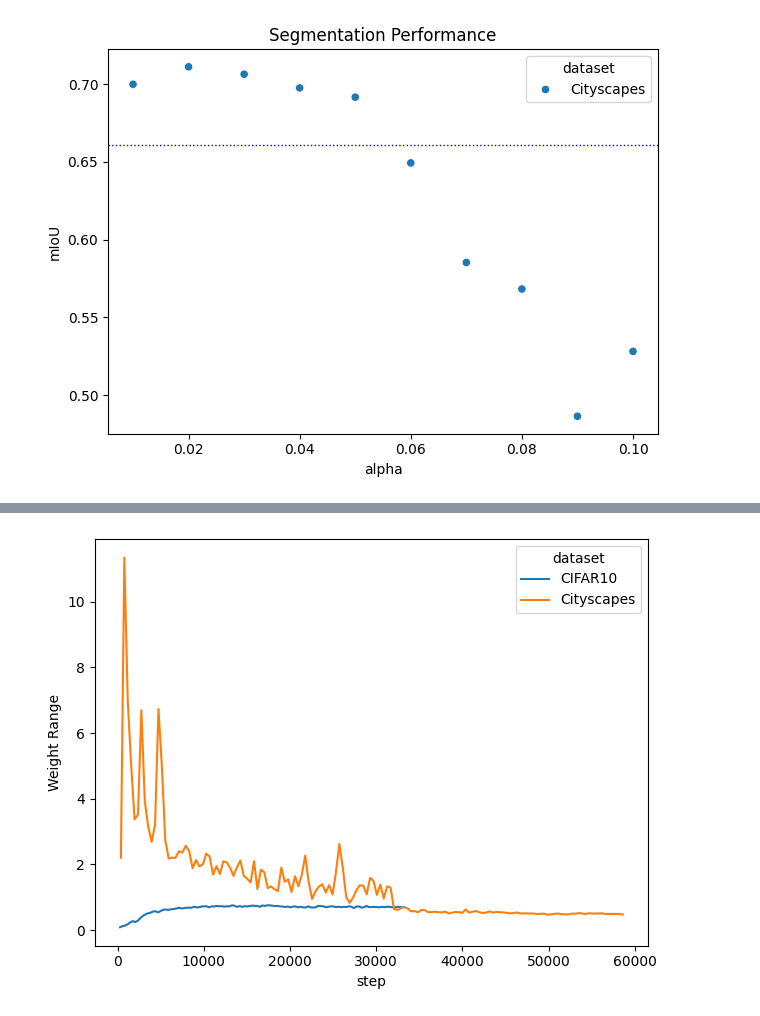
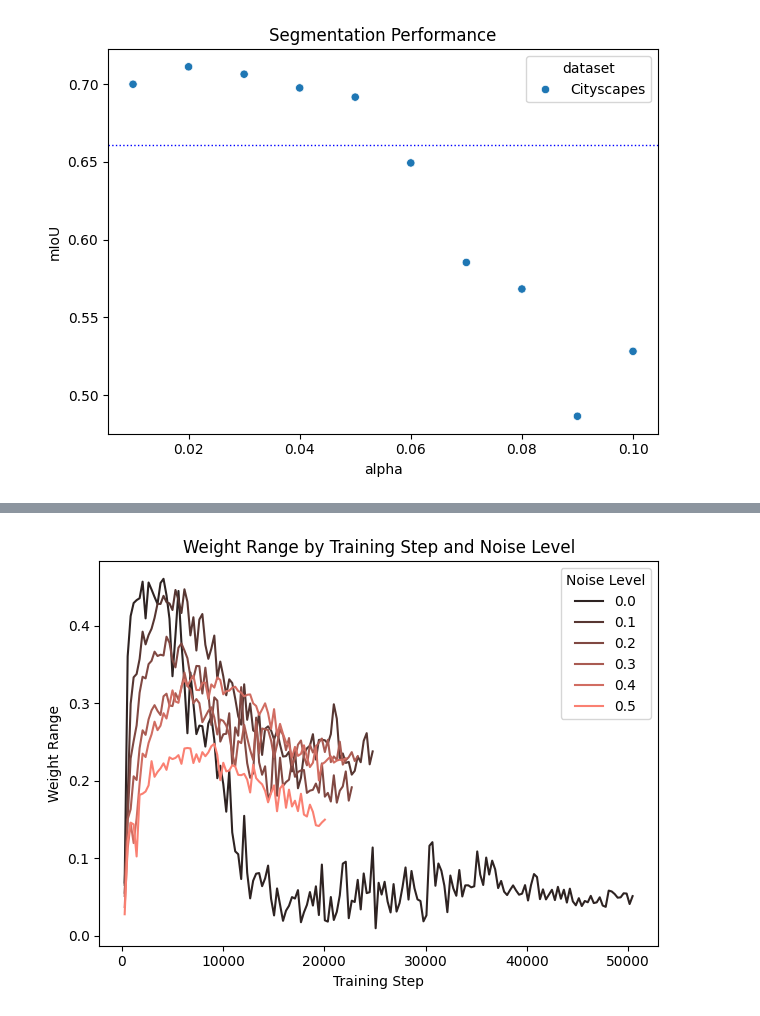
Before and after one commit to brandongk-ubco/thesis-analysis, a Jupyter notebook: citl.ipynb, the cells around one changed output, grey strips where cells are left out. Drawn from its saved outputs; the diff is of its cells as text; code cells hidden in the pictures.

```diff
--- a/citl.ipynb
+++ b/citl.ipynb
@@ -174,13 +196,30 @@ plt.savefig(f'{image_output_directory}/segmentation_val_miou.png', dpi=300, bbox
 # %%
-cityscapes_best = ( (weight_metrics["dataset"] == "Cityscapes") & (weight_metrics["alpha"] == 0.02))
-cifar_best = ( (weight_metrics["dataset"] == "CIFAR10") & (weight_metrics["noise_level"] == 0.0) & (weight_metrics["alpha"] == 0.02))
-best_weight_metrics = weight_metrics[ cityscapes_best | cifar_best ]
-best_weight_metrics = best_weight_metrics.pivot(index=["step", "dataset"], columns="metric", values=["value"]).reset_index()
-best_weight_metrics.columns = [col[1] if col[1] else col[0] for col in best_weight_metrics.columns ]
+weight_results = weight_metrics.fillna(0)
 
-sns.lineplot(best_weight_metrics, x="step", y="weight_range", hue="dataset")
+weight_results = weight_results[
+    ( weight_results["dataset"] == "CIFAR10") &
+    ( weight_results["purpose"] == "Method") &
+    (
+        ((weight_results["noise_level"] == 0.0) & (weight_results["alpha"] == 0.18)) |
+        ((weight_results["noise_level"] == 0.1) & (weight_results["alpha"] == 0.11)) |
+        ((weight_results["noise_level"] == 0.2) & (weight_results["alpha"] == 0.14)) |
+        ((weight_results["noise_level"] == 0.3) & (weight_results["alpha"] == 0.13)) |
+        ((weight_results["noise_level"] == 0.4) & (weight_results["alpha"] == 0.11)) |
+        ((weight_results["noise_level"] == 0.5) & (weight_results["alpha"] == 0.17))
+    )
+]
+
+weight_results = weight_results.pivot(index=["dataset", "purpose", "noise_level", "alpha", "step", "run_id"], columns="metric", values=["value"])
+weight_results.columns = [col[1] if col[1] else col[0] for col in weight_results.columns]
+
+weight_results = weight_results.reset_index()
+weight_results = weight_results.rename(columns={"noise_level": "Noise Level"})
+fig, ax = plt.subplots()
+sns.lineplot(weight_results, x="step", y="weight_range", hue="Noise Level", ax=ax, palette=palette, legend='auto')
 plt.ylabel("Weight Range")
+plt.xlabel("Training Step")
+plt.title("Weight Range by Training Step and Noise Level")
 plt.tight_layout()
 plt.savefig(f'{image_output_directory}/weight_range.png', dpi=300, bbox_inches='tight')
 # %% [output]
-[figure, old version]
+[figure, new version]
```
Also changed, not shown: parts of 11 cells of this notebook, 26 other files.
